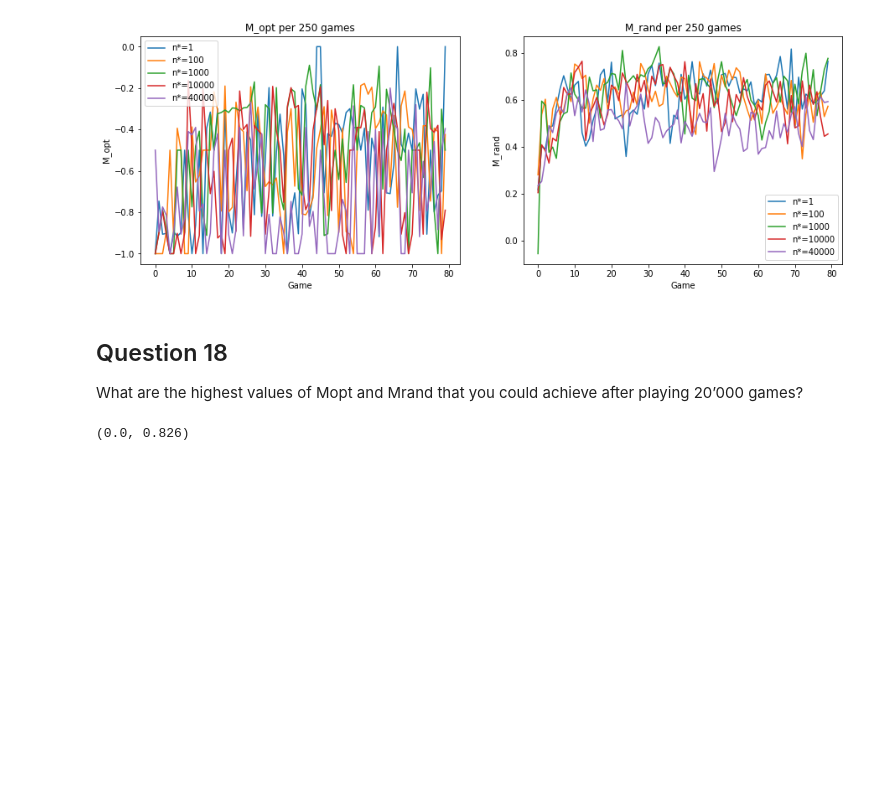
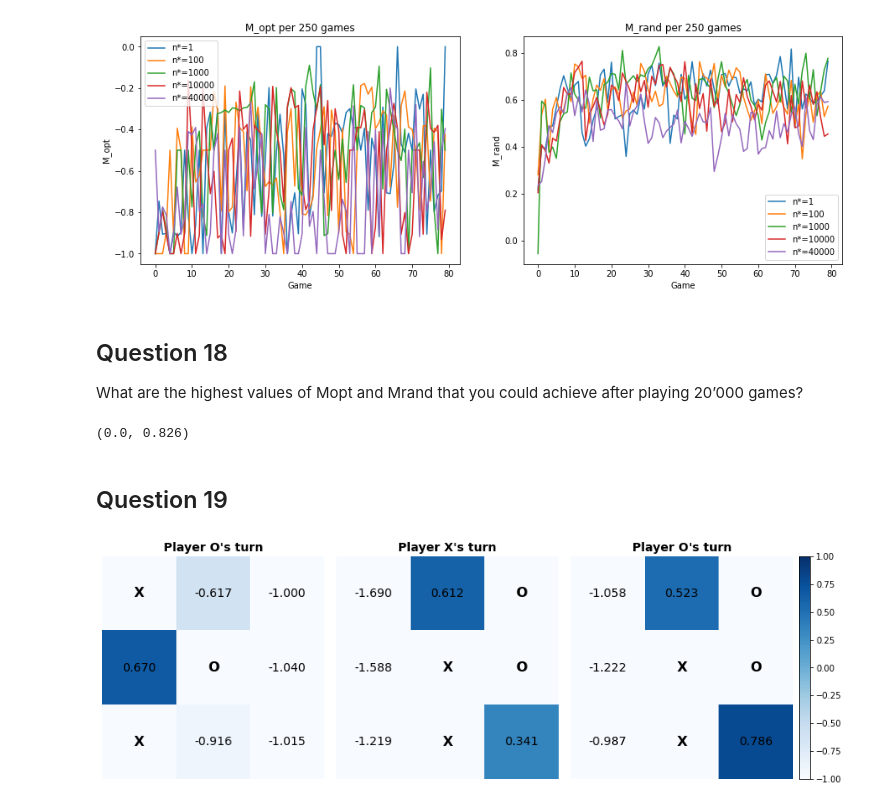
Before and after one commit to mismayil/ann-miniproject, a Jupyter notebook: deepqlearner.ipynb, the cells around one changed output. Drawn from its saved outputs; the diff is of its cells as text; code cells hidden in the pictures; blank space fills up the shorter version.

```diff
--- a/deepqlearner.ipynb
+++ b/deepqlearner.ipynb
@@ -266,3 +266,5 @@ highest_m_rand = np.max([np.max(player.m_values["m_rand"]) for player in self_q_
 highest_m_opt, highest_m_rand
 # %% [output]
 (0.0, 0.826)
+# %% [markdown]
+## Question 19
@@ -268,0 +323,46 @@ highest_m_opt, highest_m_rand
+# %%
+from deepqlearner import DeepQPlayer
+import numpy as np
+from qlearner import QStateAction
+import torch
+
+def get_qvalues(q_player, grid):
+    qvalues = {}
+    with torch.no_grad():
+        predictions = q_player.policy_net(q_player.grid_to_state(grid).unsqueeze(0)).squeeze().numpy()
+        for action in range(9):
+            qvalues[QStateAction(grid, (action//3, action%3))] = predictions[action]
+    return qvalues
+
+q_player = DeepQPlayer.from_pretrained("questions/q19_model")
+
+x_grid = np.array([
+    [1.0, 0.0, 0.0],
+    [0.0, -1.0, 0.0],
+    [1.0, 0.0, 0.0],
+])
+
+tricky_grid = np.array([
+    [0.0, 0.0, -1.0],
+    [0.0, 1.0, -1.0],
+    [0.0, 1.0, 0.0],
+])
+
+grids = [x_grid, tricky_grid, tricky_grid]
+qvalues_list = []
+
+q_player.set_player('O')
+qvalues_list.append(get_qvalues(q_player, x_grid))
+
+q_player.set_player('X')
+qvalues_list.append(get_qvalues(q_player, tricky_grid))
+
+q_player.set_player('O')
+qvalues_list.append(get_qvalues(q_player, tricky_grid))
+
+titles=["Player O's turn", "Player X's turn", "Player O's turn"]
+cmap = plt.cm.get_cmap('Blues', 100)
+
+plot_heatmaps(grids, qvalues_list, titles=titles, cmap=cmap, save_path="questions/q19_heatmap.png")
+# %% [output]
+[figure, added]
```
Also changed, not shown: parts of 3 cells of this notebook, 17 other files.
